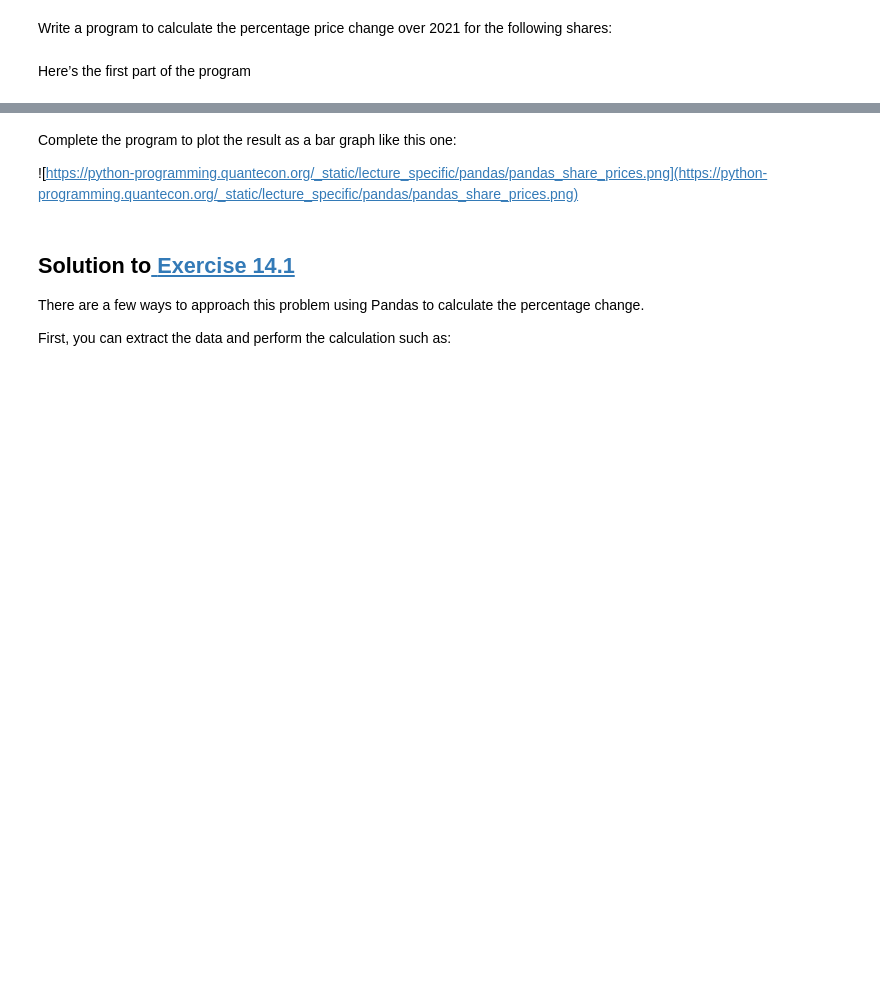
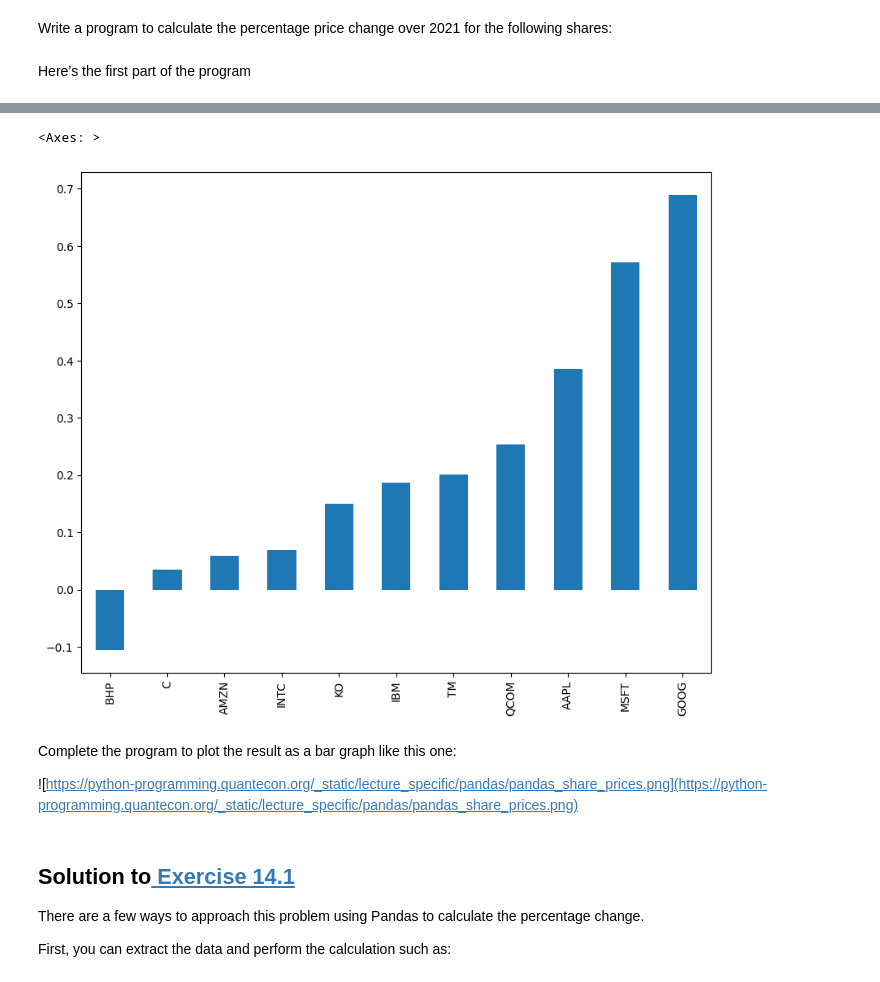
Before and after one commit to zyh-pku/Quant_Pandas, a Jupyter notebook: pandas.ipynb, the cells around one changed output, grey strips where cells are left out. Cells and saved outputs as stored; diff of their text form; code cells hidden in the pictures; blank space fills up the shorter version.

```diff
--- a/pandas.ipynb
+++ b/pandas.ipynb
@@ -791,3 +807,11 @@ ticker = read_data(ticker_list)
+# %%
+start_date = ticker.index[0]
+end_date = ticker.index[-1]
+ticker_annual_return = (ticker.loc[end_date] - ticker.loc[start_date])/ticker.loc[start_date]
+ticker_annual_return.sort_values(ascending=True).plot(kind='bar')
+# %% [output]
+<Axes: >
+[figure, added]
 # %% [markdown]
 Complete the program to plot the result as a bar graph like this one:
 
```
Also changed, not shown: parts of 9 cells of this notebook, 2 other files.
